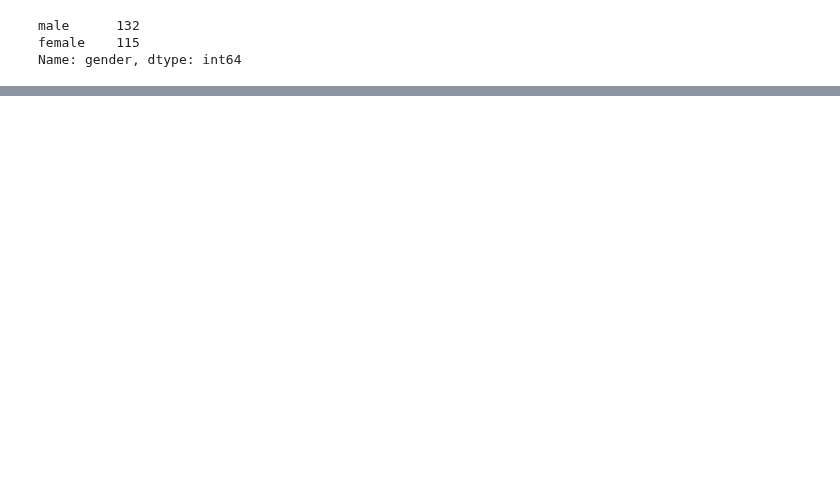
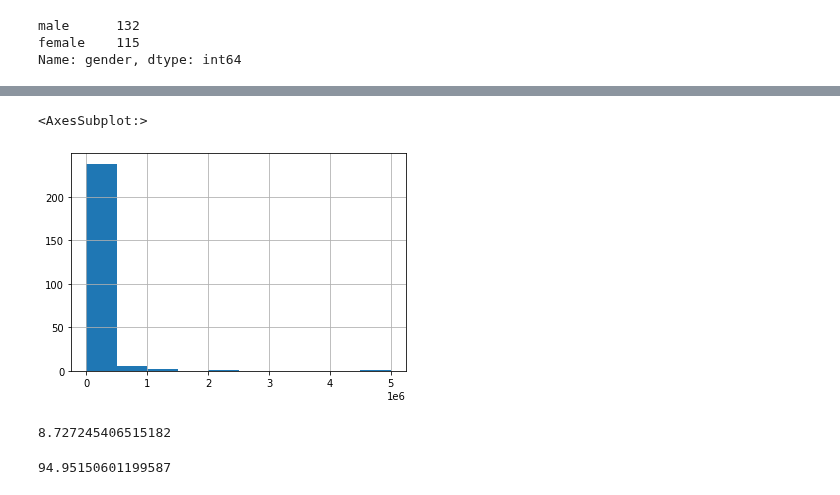
Before and after one commit to ljh15952/AI_Study, a Jupyter notebook: 빈도 분석&기술 통계량 분석/Source_1.ipynb, the cells around one changed output, grey strips where cells are left out. Drawn from its saved outputs; the diff is of its cells as text; code cells hidden in the pictures; blank space fills up the shorter version.

```diff
--- a/빈도 분석&기술 통계량 분석/Source_1.ipynb
+++ b/빈도 분석&기술 통계량 분석/Source_1.ipynb
@@ -40,0 +171,17 @@ Name: gender, dtype: int64
+# %%
+df['amount'].hist() #Histogram
+# %% [output]
+<AxesSubplot:>
+[figure, added]
+# %%
+# 왜도(Skewness) : 0에 가까울수록 정규분포라고 가정할 수 있음(절대값 기준 3 미초과)
+# - 분포에서 긴 꼬리가 왼쪽에 있으면(분포가 우측으로 치우친 경우) 음(negatice)의 왜도
+# - 분포에서 긴 꼬리가 오른쪽에 있으면(분포가 왼쪽으로 치우친 경우) 양(positice)의 왜도
+df['amount'].skew()
+# %% [output]
+8.727245406515182
+# %%
+#첨도 (Kurotosis, 분포의 뽀족한 정도) : 1에 가까울수록 정규분포라고 가정할 수 있음 (절대값 기준 8또는 10을 미초과)
+df['amount'].kurtosis()
+# %% [output]
+94.95150601199587
```
Also changed, not shown: parts of 32 cells of this notebook.
